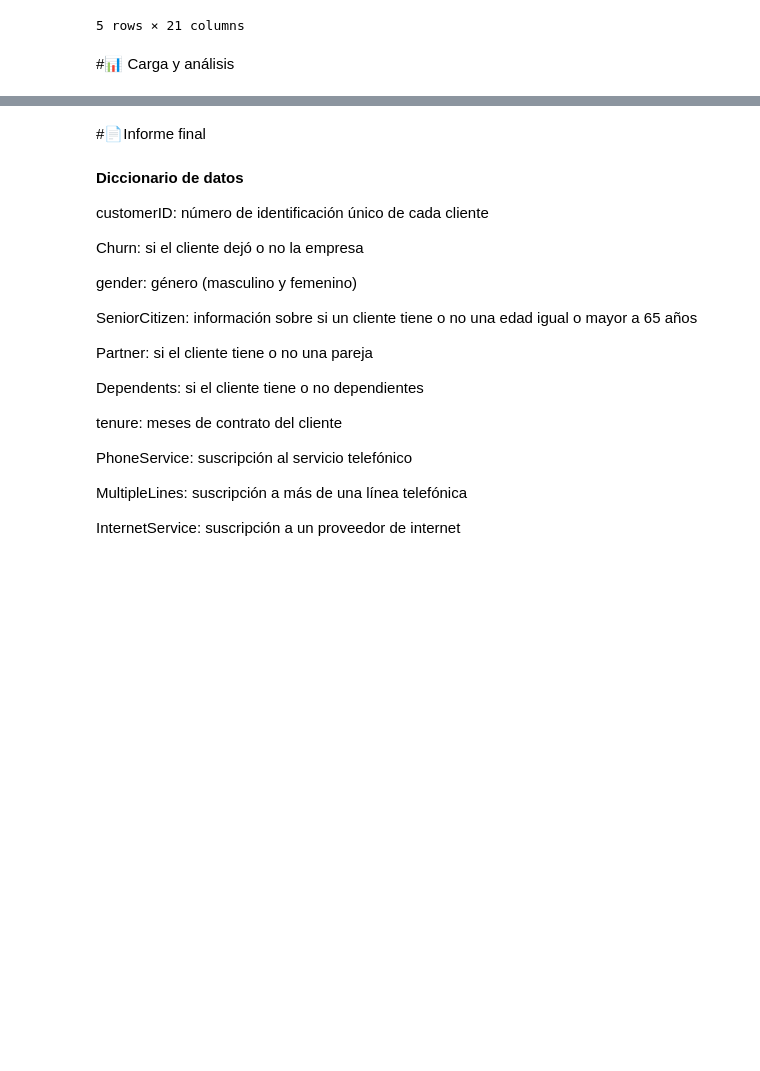
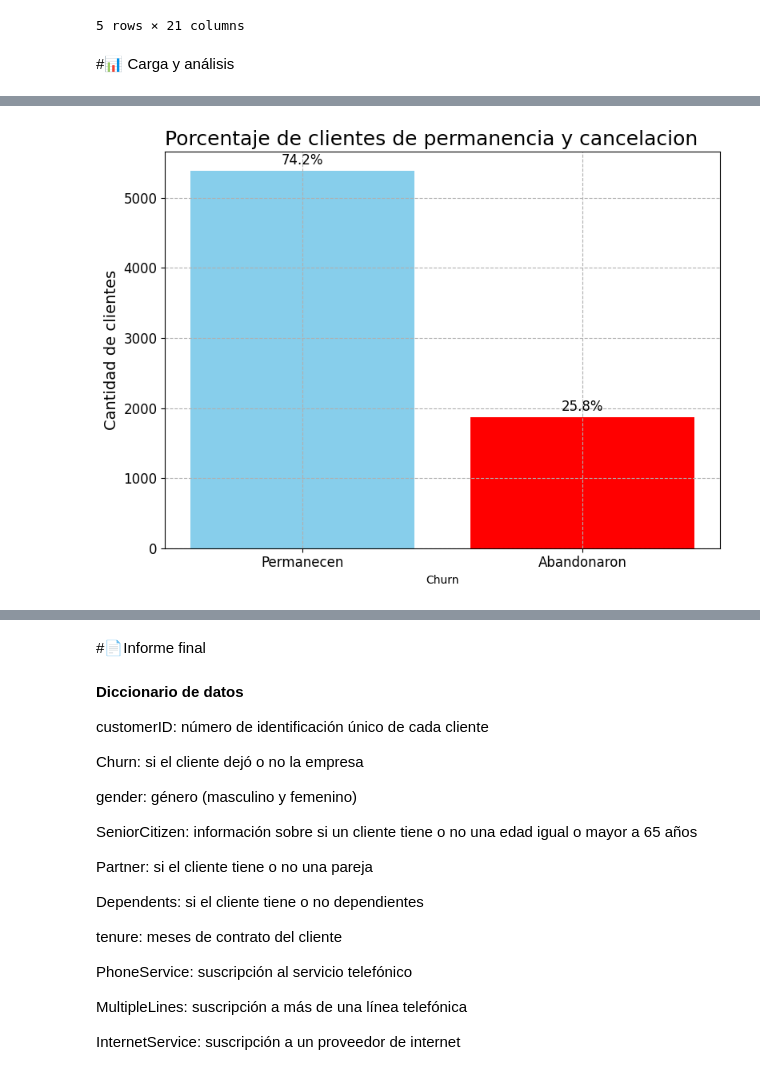
Before and after one commit to AlexTovar31/Challenge_Telecom_X, a Jupyter notebook: TelecomX_LATAM.ipynb, the cells around one changed output, grey strips where cells are left out. Saved outputs shown, nothing was run; the diff lists cells and outputs as text; code cells hidden in the pictures; blank space fills up the shorter version.

```diff
--- a/TelecomX_LATAM.ipynb
+++ b/TelecomX_LATAM.ipynb
@@ -254,0 +267,24 @@ telecom.head()
+# %%
+fig, ax = plt.subplots(figsize=(8, 6))
+
+churn_counts = telecom['Churn'].value_counts()
+churn_porcentage = telecom['Churn'].value_counts(normalize=True) * 100
+
+bars = ax.bar(churn_counts.index, churn_counts.values, color =['skyblue', 'red'])
+ax.set_title('Porcentaje de clientes de permanencia y cancelacion', loc ='left', fontsize = 18)
+ax.set_xlabel('Churn')
+ax.set_ylabel('Cantidad de clientes', fontsize = 14)
+ax.xaxis.set_tick_params(labelsize=12)
+ax.yaxis.set_tick_params(labelsize=12)
+plt.xticks(['No', 'Yes'], ['Permanecen', 'Abandonaron'])
+
+labels = [f'{p:.1f}%' for p in churn_porcentage[churn_counts.index]]
+
+ax.bar_label(bars, labels=labels, padding=3, fontsize=12)
+
+ax.grid(linestyle='--')
+plt.tight_layout()
+
+plt.show()
+# %% [output]
+[figure, added]
```
Also changed, not shown: parts of 4 cells of this notebook.
